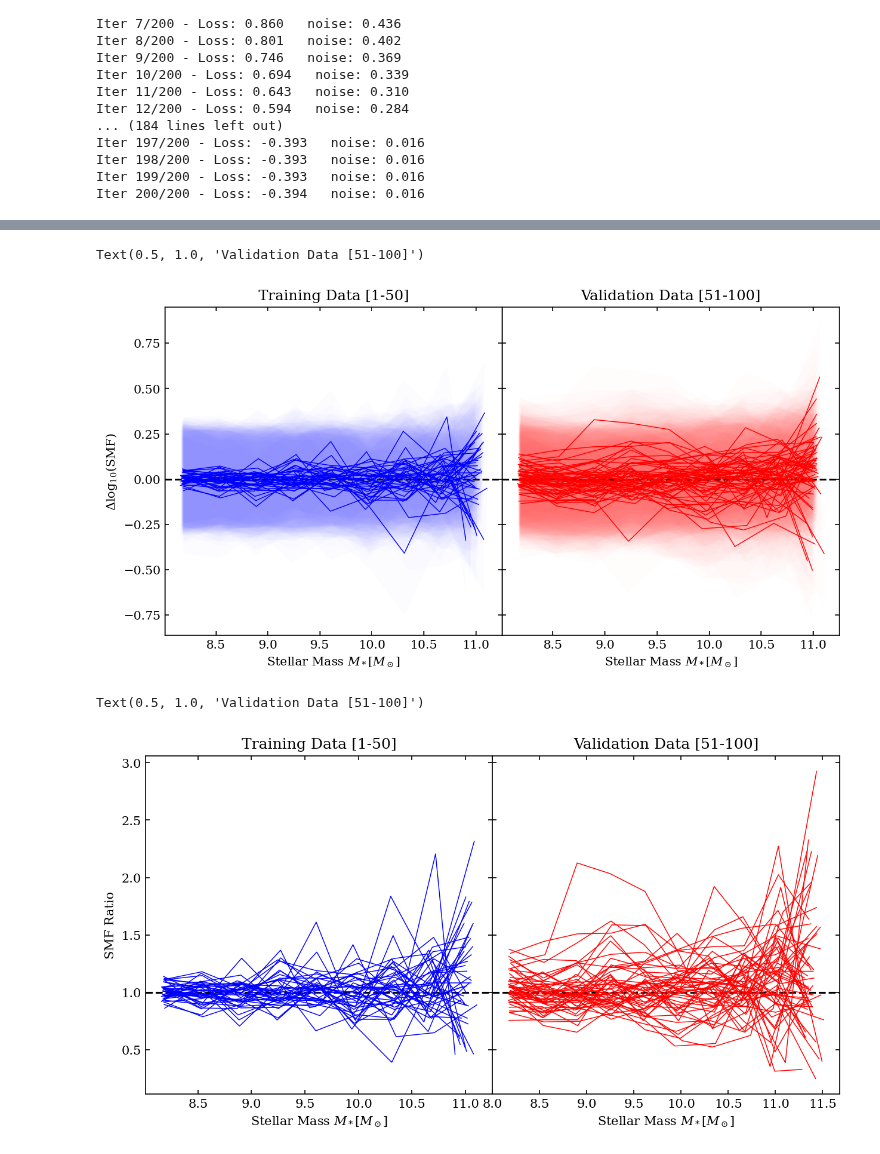
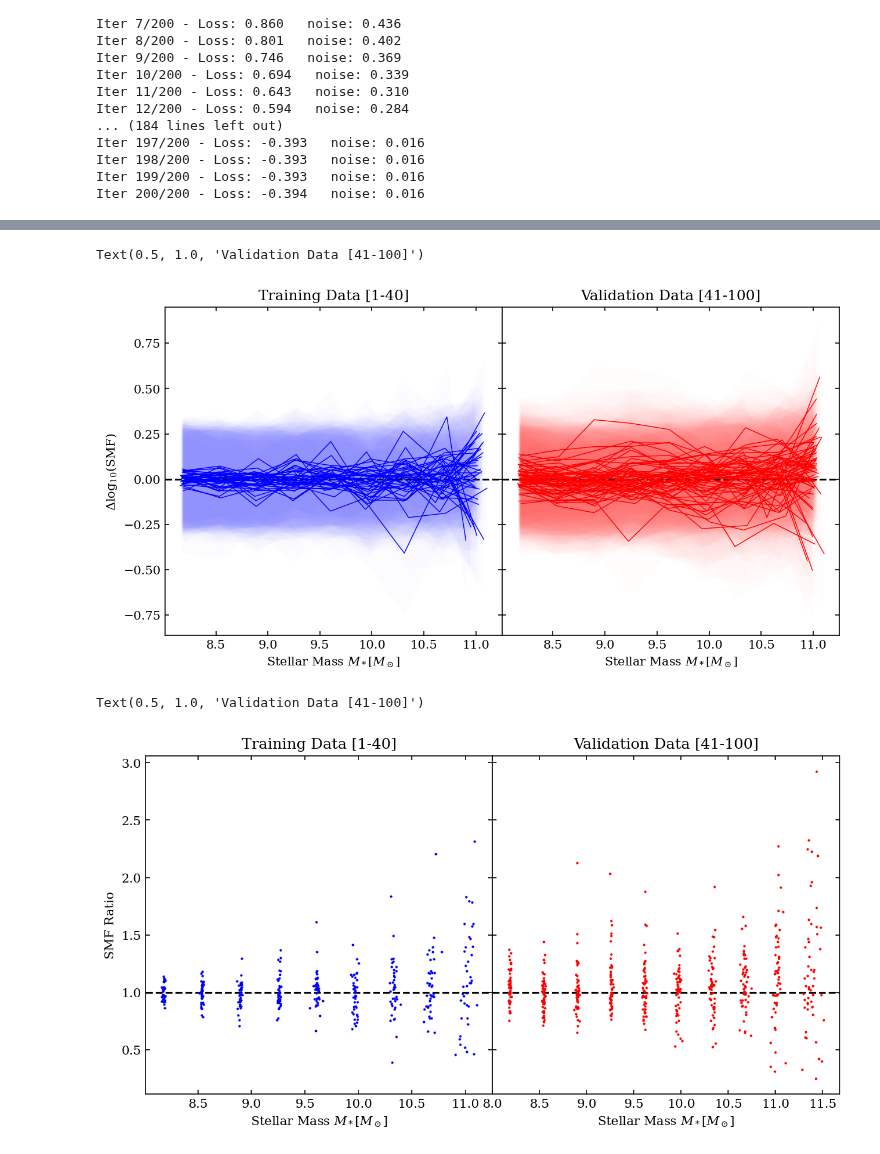
Before and after one commit to fgmaion/MTNG-resims, a Jupyter notebook: Notebooks/GP.ipynb, the cells around one changed output, grey strips where cells are left out. Drawn from its saved outputs; the diff is of its cells as text; code cells hidden in the pictures.

```diff
--- a/Notebooks/GP.ipynb
+++ b/Notebooks/GP.ipynb
@@ -189,4 +189,4 @@ Iter 200/200 - Loss: -0.394   noise: 0.016
 # %%
 mstar_test = np.linspace(8,11,15)
 test_x1 = torch.asarray(pars(train_sel[5], np.log10(smf[train_sel[5]]['mstar'][:-5])), dtype=torch.float)
-test_x2 = torch.asarray(pars(test_sel[5], np.log10(smf[test_sel[5]]['mstar'][:-5])), dtype=torch.float)
+test_x2 = torch.asarray(pars(test_sel[10], np.log10(smf[test_sel[10]]['mstar'][:-5])), dtype=torch.float)
@@ -221,8 +209,8 @@ with torch.no_grad():
     lower1, upper1 = observed_pred1.confidence_region()
     lower2, upper2 = observed_pred2.confidence_region()
     # Plot training data as black stars
-    ax.plot(np.log10(smf[train_sel[5]]['mstar'][:-5]), np.log10(smf[train_sel[5]]['smf'][:-5]), 'b*')
-    ax.plot(np.log10(smf[test_sel[10]]['mstar'][:-5]), np.log10(smf[test_sel[10]]['smf'][:-5]), 'r*')
+    ax.plot(np.log10(smf[train_sel[5]]['mstar'][:-5]), np.log10(smf[train_sel[5]]['smf'][:-5]), 'b*', label='Train Set')
+    ax.plot(np.log10(smf[test_sel[10]]['mstar'][:-5]), np.log10(smf[test_sel[10]]['smf'][:-5]), 'r*', label='Test Set')
 
     # Plot predictive means as blue line
     ax.plot(test_x1[:,0], observed_pred1.mean.numpy(), 'b')
@@ -232,6 +220,8 @@ with torch.no_grad():
     ax.fill_between(test_x1.numpy()[:,0], lower1.numpy(), upper1.numpy(), alpha=0.5, color='b', edgecolor=None)
     ax.fill_between(test_x2.numpy()[:,0], lower2.numpy(), upper2.numpy(), alpha=0.5, color='r', edgecolor=None)
 
+ax.legend()
+
 ax.set_xlabel('$M_*$')
 ax.set_ylabel('SMF')
 # %% [output]
@@ -273,10 +263,10 @@ ax[0].set_ylabel('$\Delta \log_{10}(\\mathrm{SMF})$')
 ax[0].set_xlabel('Stellar Mass $M_*[M_\odot]$')
 ax[1].set_xlabel('Stellar Mass $M_*[M_\odot]$')
 
-ax[0].set_title('Training Data [1-50]')
-ax[1].set_title('Validation Data [51-100]')
+ax[0].set_title('Training Data [1-40]')
+ax[1].set_title('Validation Data [41-100]')
 # %% [output]
-Text(0.5, 1.0, 'Validation Data [51-100]')
+Text(0.5, 1.0, 'Validation Data [41-100]')
 [figure]
 # %%
 with torch.no_grad():
@@ -284,36 +274,36 @@ with torch.no_grad():
     f, ax = plt.subplots(1, 2, figsize=(10, 5), dpi=150, sharey=True)
 
     plt.subplots_adjust(wspace=0, hspace=0)
 
     # Get upper and lower confidence bounds
     lower1, upper1 = observed_pred1.confidence_region()
     lower2, upper2 = observed_pred2.confidence_region()
     # Plot training data as black stars
     ax[0].axhline(1, color='k', ls='--')
     ax[1].axhline(1, color='k', ls='--')
 
     for i in range(40):
         with torch.no_grad(), gpytorch.settings.fast_pred_var():
             test_x1 = torch.asarray(pars(train_sel[i], np.log10(smf[train_sel[i]]['mstar'][:-5])), dtype=torch.float)
             observed_pred1 = likelihood(model(test_x1))
             lower1, upper1 = observed_pred1.confidence_region()
 
-        ax[0].plot(np.log10(smf[train_sel[i]]['mstar'][:-5]),  smf[train_sel[i]]['smf'][:-5] / 10**observed_pred1.mean.numpy(), color='b', lw=0.7)
+        ax[0].plot(np.log10(smf[train_sel[i]]['mstar'][:-5]),  smf[train_sel[i]]['smf'][:-5] / 10**observed_pred1.mean.numpy(), color='b', ls='', marker='o', ms=1)
 
     for i in range(60):
         with torch.no_grad(), gpytorch.settings.fast_pred_var():
             test_x2 = torch.asarray(pars(test_sel[i], np.log10(smf[test_sel[i]]['mstar'][:-4])), dtype=torch.float)
             observed_pred2 = likelihood(model(test_x2))
             lower2, upper2 = observed_pred2.confidence_region()
 
-        ax[1].plot(np.log10(smf[test_sel[i]]['mstar'][:-4]), smf[test_sel[i]]['smf'][:-4] / 10**observed_pred2.mean.numpy(), color='r', lw=0.7)
+        ax[1].plot(np.log10(smf[test_sel[i]]['mstar'][:-4]), smf[test_sel[i]]['smf'][:-4] / 10**observed_pred2.mean.numpy(), color='r', ls='', marker='o', ms=1)
 
 ax[0].set_ylabel('SMF Ratio')
 ax[0].set_xlabel('Stellar Mass $M_*[M_\odot]$')
 ax[1].set_xlabel('Stellar Mass $M_*[M_\odot]$')
 
-ax[0].set_title('Training Data [1-50]')
-ax[1].set_title('Validation Data [51-100]')
+ax[0].set_title('Training Data [1-40]')
+ax[1].set_title('Validation Data [41-100]')
 # %% [output]
-Text(0.5, 1.0, 'Validation Data [51-100]')
+Text(0.5, 1.0, 'Validation Data [41-100]')
-[figure, old version]
+[figure, new version]
```
Also changed, not shown: parts of 2 cells of this notebook, 1 other file.
